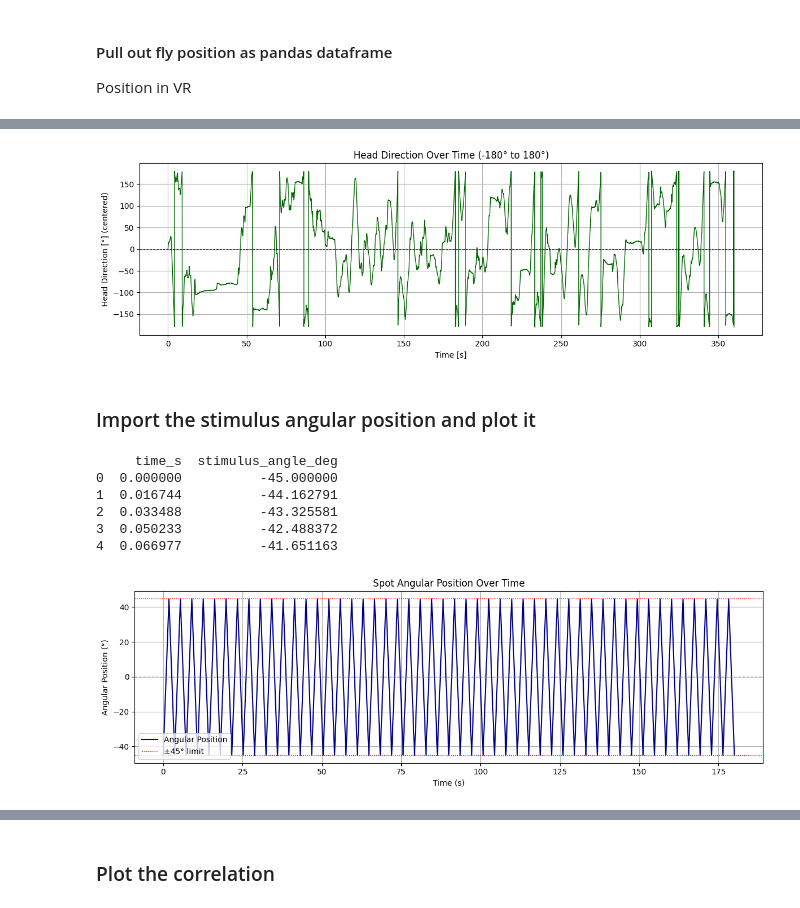
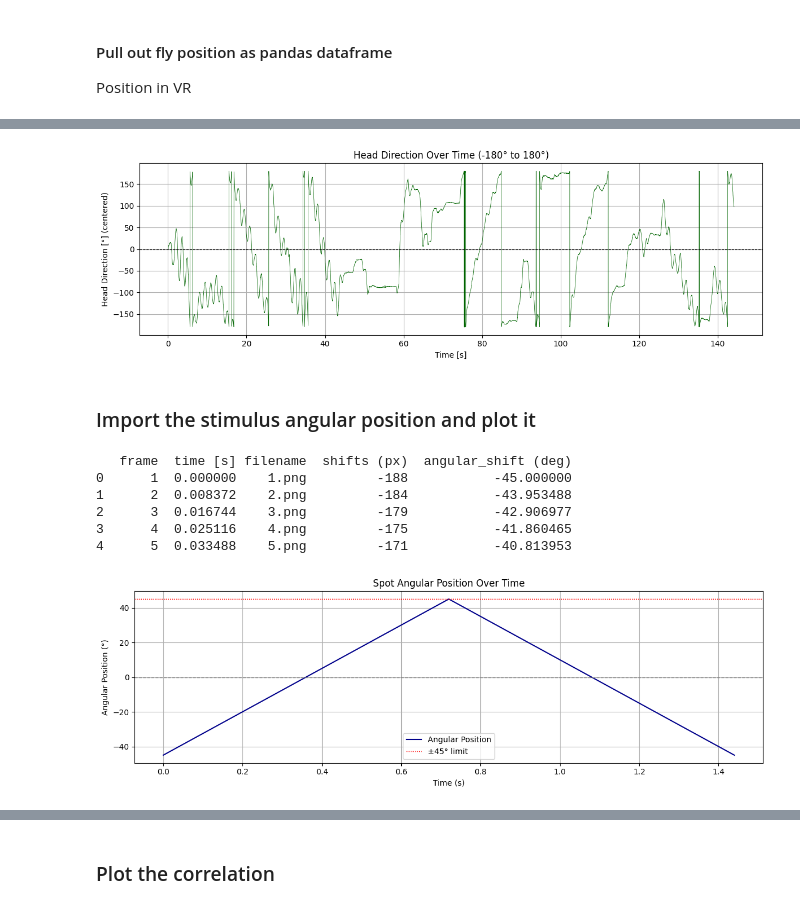
Before and after one commit to AishaHamid201/unityvr_SC, a Jupyter notebook: unityvr/scripts/parseUnityLog.ipynb, the cells around one changed output, grey strips where cells are left out. Drawn from its saved outputs; the diff is of its cells as text; code cells hidden in the pictures.

```diff
--- a/unityvr/scripts/parseUnityLog.ipynb
+++ b/unityvr/scripts/parseUnityLog.ipynb
@@ -224,4 +279,5 @@ plt.show()
 # %%
+# Center head direction around 0 degrees
 # Convert angle to range [-180, 180)
 def normalize_angle(angle_deg):
     return ((angle_deg + 180) % 360) - 180
@@ -231,7 +287,7 @@ normalized_angle = normalize_angle(posDf.angle)
 
 # Plot
 plt.figure(figsize=(12, 4))
-plt.plot(posDf.time, normalized_angle, color='darkgreen', linewidth=1)
+plt.plot(posDf.time, normalized_angle, color='darkgreen', linewidth=0.5)
 plt.axhline(0, color='black', linestyle='--', linewidth=0.8)
 plt.xlabel('Time [s]')
 plt.ylabel('Head Direction [°] (centered)')
@@ -240,35 +296,35 @@ plt.grid(True)
 plt.tight_layout()
 plt.show()
 # %% [output]
-[figure, old version]
+[figure, new version]
 # %% [markdown]
 ### Import the stimulus angular position and plot it
 # %%
 # Replace with the full path or relative path to your CSV
-df = pd.read_csv('/Users/hamida/Documents/GitHub/UnityStimulusProtocols/movies/50degpersec_angular_shift_over_time.csv')
+df = pd.read_csv('/Users/hamida/Documents/GitHub/UnityStimulusProtocols/movies/new/darkspot-20degspot-fh-125degpersec-120fps-anglerange90deg--panWidth_px-1504-panHeight_px-606/imageDf.csv')
 
 # Check the first few rows
 print(df.head())
 # %% [output]
-     time_s  stimulus_angle_deg
-0  0.000000          -45.000000
-1  0.016744          -44.162791
-2  0.033488          -43.325581
-3  0.050233          -42.488372
-4  0.066977          -41.651163
+   frame  time [s] filename  shifts (px)  angular_shift (deg)
+0      1  0.000000    1.png         -188           -45.000000
+1      2  0.008372    2.png         -184           -43.953488
+2      3  0.016744    3.png         -179           -42.906977
+3      4  0.025116    4.png         -175           -41.860465
+4      5  0.033488    5.png         -171           -40.813953
 # %%
 # Plot angle vs time
 plt.figure(figsize=(12, 4))
-plt.plot(df['time_s'], df['stimulus_angle_deg'], color='darkblue', label='Angular Position')
+plt.plot(df['time [s]'], df['angular_shift (deg)'], color='darkblue', label='Angular Position')
 plt.axhline(0, color='gray', linestyle='--', linewidth=1)
 plt.axhline(45, color='red', linestyle=':', linewidth=1, label='±45° limit')
-plt.axhline(-45, color='red', linestyle=':', linewidth=1)
+plt.axhline(45, color='red', linestyle=':', linewidth=1)
 plt.title('Spot Angular Position Over Time')
 plt.xlabel('Time (s)')
 plt.ylabel('Angular Position (°)')
 plt.grid(True)
 plt.legend()
 plt.tight_layout()
 plt.show()
 # %% [output]
-[figure, old version]
+[figure, new version]
```
Also changed, not shown: parts of 72 cells of this notebook, 4 other files.
